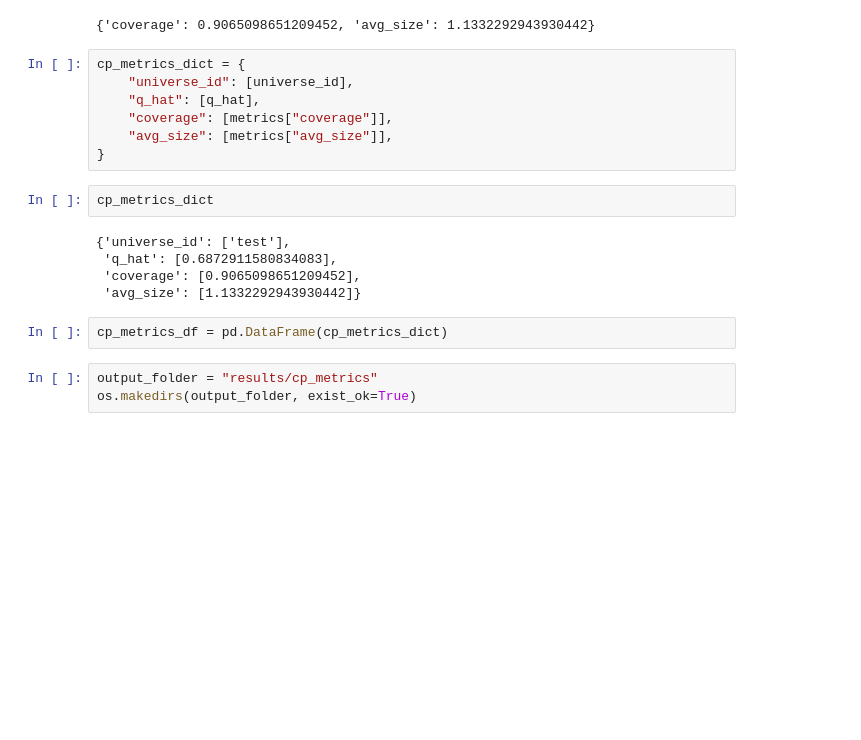
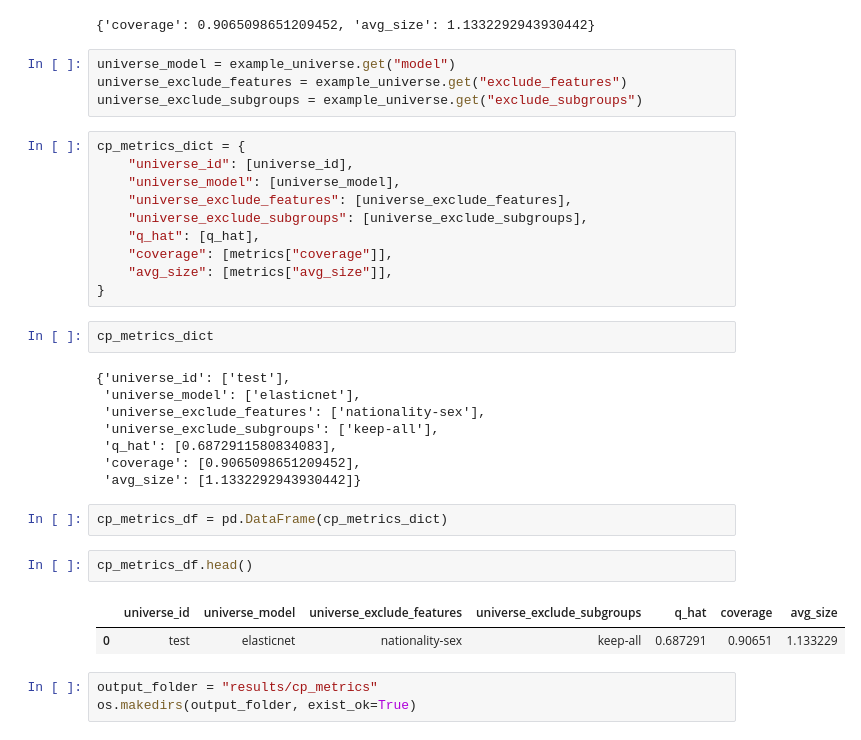
Before and after one commit to jsbroden/CMA_Fairness_v2, a Jupyter notebook: universe_analysis.ipynb, the cells around one changed output. Cells and saved outputs as stored; diff of their text form; blank space fills up the shorter version.

Commit message:
added universe settings to cp_metrics

```diff
--- a/universe_analysis.ipynb
+++ b/universe_analysis.ipynb
@@ -270,9 +299,16 @@ metrics = evaluate_sets(pred_sets, y_true)
 metrics
 # %% [output]
 {'coverage': 0.9065098651209452, 'avg_size': 1.1332292943930442}
+# %%
+universe_model = example_universe.get("model")
+universe_exclude_features = example_universe.get("exclude_features")
+universe_exclude_subgroups = example_universe.get("exclude_subgroups")
 # %%
 cp_metrics_dict = {
     "universe_id": [universe_id],
+    "universe_model": [universe_model],
+    "universe_exclude_features": [universe_exclude_features],
+    "universe_exclude_subgroups": [universe_exclude_subgroups],
     "q_hat": [q_hat],
     "coverage": [metrics["coverage"]],
     "avg_size": [metrics["avg_size"]],
@@ -281,11 +317,19 @@ cp_metrics_dict = {
 cp_metrics_dict
 # %% [output]
 {'universe_id': ['test'],
+ 'universe_model': ['elasticnet'],
+ 'universe_exclude_features': ['nationality-sex'],
+ 'universe_exclude_subgroups': ['keep-all'],
  'q_hat': [0.6872911580834083],
  'coverage': [0.9065098651209452],
  'avg_size': [1.1332292943930442]}
 # %%
 cp_metrics_df = pd.DataFrame(cp_metrics_dict)
+# %%
+cp_metrics_df.head()
+# %% [output]
+|  | universe_id | universe_model | universe_exclude_features | universe_exclude_subgroups | q_hat | coverage | avg_size |
+| 0 | test | elasticnet | nationality-sex | keep-all | 0.687291 | 0.90651 | 1.133229 |
 # %%
 output_folder = "results/cp_metrics"
 os.makedirs(output_folder, exist_ok=True)
```
Also changed, not shown: parts of 5 cells of this notebook, 44 other files.
